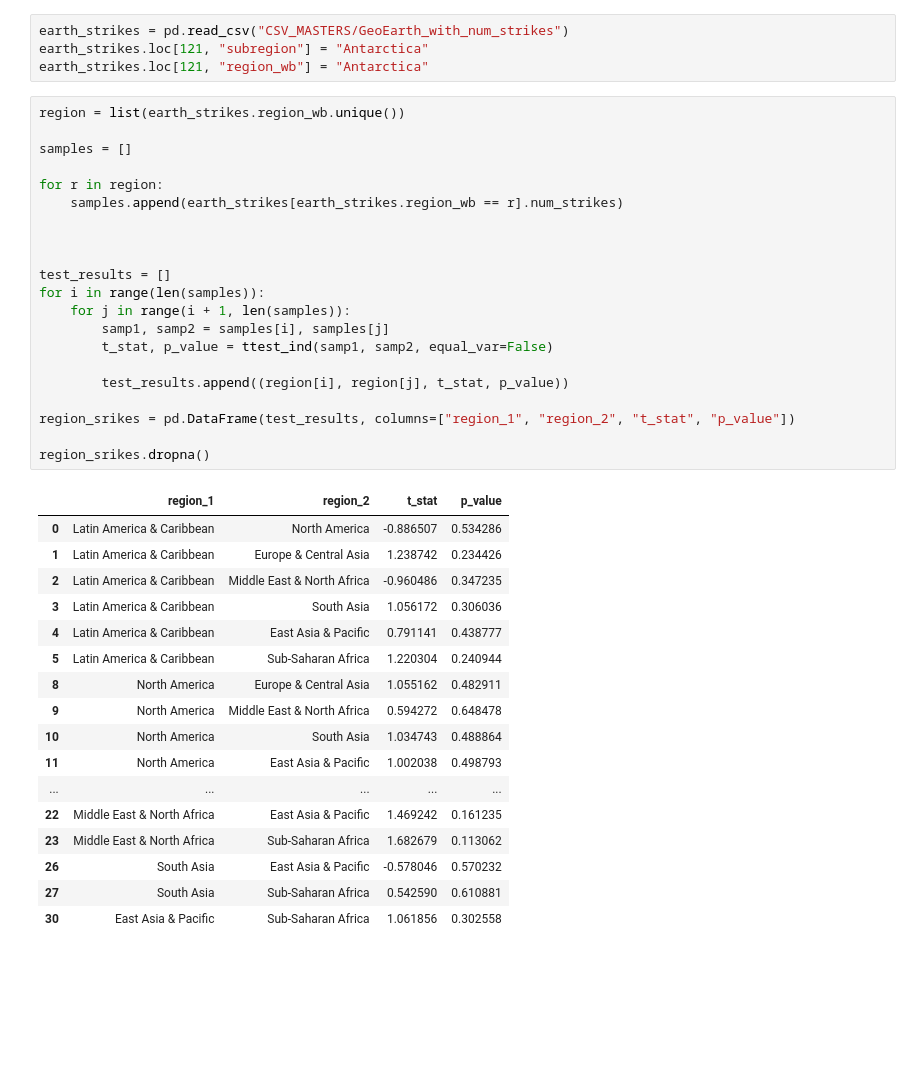
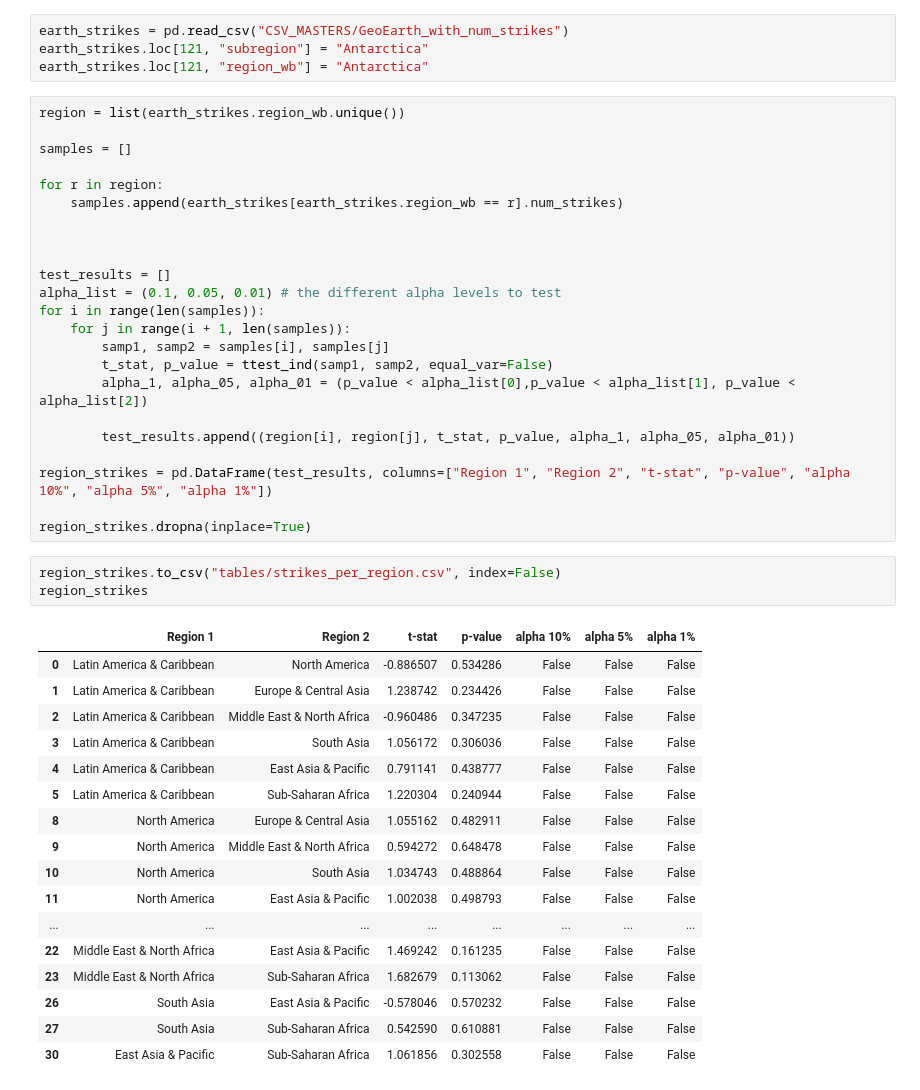
Before and after one commit to QED0711/nasa-meteorite-analysis, a Jupyter notebook: TESTING.ipynb, the cells around one changed output. Saved outputs shown, nothing was run; the diff lists cells and outputs as text; blank space fills up the shorter version.

Commit message:
exported main test to tables folder as csvs

```diff
--- a/TESTING.ipynb
+++ b/TESTING.ipynb
@@ -212,31 +223,36 @@ for r in region:
 
 
 test_results = []
+alpha_list = (0.1, 0.05, 0.01) # the different alpha levels to test
 for i in range(len(samples)):
     for j in range(i + 1, len(samples)):
         samp1, samp2 = samples[i], samples[j]
         t_stat, p_value = ttest_ind(samp1, samp2, equal_var=False)
+        alpha_1, alpha_05, alpha_01 = (p_value < alpha_list[0],p_value < alpha_list[1], p_value < alpha_list[2])
 
-        test_results.append((region[i], region[j], t_stat, p_value))
+        test_results.append((region[i], region[j], t_stat, p_value, alpha_1, alpha_05, alpha_01))
 
-region_srikes = pd.DataFrame(test_results, columns=["region_1", "region_2", "t_stat", "p_value"])
+region_strikes = pd.DataFrame(test_results, columns=["Region 1", "Region 2", "t-stat", "p-value", "alpha 10%", "alpha 5%", "alpha 1%"])
 
-region_srikes.dropna()
+region_strikes.dropna(inplace=True)
-# %% [output]
-|  | region_1 | region_2 | t_stat | p_value |
-| 0 | Latin America & Caribbean | North America | -0.886507 | 0.534286 |
-| 1 | Latin America & Caribbean | Europe & Central Asia | 1.238742 | 0.234426 |
-| 2 | Latin America & Caribbean | Middle East & North Africa | -0.960486 | 0.347235 |
-| 3 | Latin America & Caribbean | South Asia | 1.056172 | 0.306036 |
-| 4 | Latin America & Caribbean | East Asia & Pacific | 0.791141 | 0.438777 |
-| 5 | Latin America & Caribbean | Sub-Saharan Africa | 1.220304 | 0.240944 |
-| 8 | North America | Europe & Central Asia | 1.055162 | 0.482911 |
-| 9 | North America | Middle East & North Africa | 0.594272 | 0.648478 |
-| 10 | North America | South Asia | 1.034743 | 0.488864 |
-| 11 | North America | East Asia & Pacific | 1.002038 | 0.498793 |
-| ... | ... | ... | ... | ... |
-| 22 | Middle East & North Africa | East Asia & Pacific | 1.469242 | 0.161235 |
-| 23 | Middle East & North Africa | Sub-Saharan Africa | 1.682679 | 0.113062 |
-| 26 | South Asia | East Asia & Pacific | -0.578046 | 0.570232 |
-| 27 | South Asia | Sub-Saharan Africa | 0.542590 | 0.610881 |
-| 30 | East Asia & Pacific | Sub-Saharan Africa | 1.061856 | 0.302558 |
+# %%
+region_strikes.to_csv("tables/strikes_per_region.csv", index=False)
+region_strikes
+# %% [output]
+|  | Region 1 | Region 2 | t-stat | p-value | alpha 10% | alpha 5% | alpha 1% |
+| 0 | Latin America & Caribbean | North America | -0.886507 | 0.534286 | False | False | False |
+| 1 | Latin America & Caribbean | Europe & Central Asia | 1.238742 | 0.234426 | False | False | False |
+| 2 | Latin America & Caribbean | Middle East & North Africa | -0.960486 | 0.347235 | False | False | False |
+| 3 | Latin America & Caribbean | South Asia | 1.056172 | 0.306036 | False | False | False |
+| 4 | Latin America & Caribbean | East Asia & Pacific | 0.791141 | 0.438777 | False | False | False |
+| 5 | Latin America & Caribbean | Sub-Saharan Africa | 1.220304 | 0.240944 | False | False | False |
+| 8 | North America | Europe & Central Asia | 1.055162 | 0.482911 | False | False | False |
+| 9 | North America | Middle East & North Africa | 0.594272 | 0.648478 | False | False | False |
+| 10 | North America | South Asia | 1.034743 | 0.488864 | False | False | False |
+| 11 | North America | East Asia & Pacific | 1.002038 | 0.498793 | False | False | False |
+| ... | ... | ... | ... | ... | ... | ... | ... |
+| 22 | Middle East & North Africa | East Asia & Pacific | 1.469242 | 0.161235 | False | False | False |
+| 23 | Middle East & North Africa | Sub-Saharan Africa | 1.682679 | 0.113062 | False | False | False |
+| 26 | South Asia | East Asia & Pacific | -0.578046 | 0.570232 | False | False | False |
+| 27 | South Asia | Sub-Saharan Africa | 0.542590 | 0.610881 | False | False | False |
+| 30 | East Asia & Pacific | Sub-Saharan Africa | 1.061856 | 0.302558 | False | False | False |
```
Also changed, not shown: parts of 7 cells of this notebook, 3 other files.
